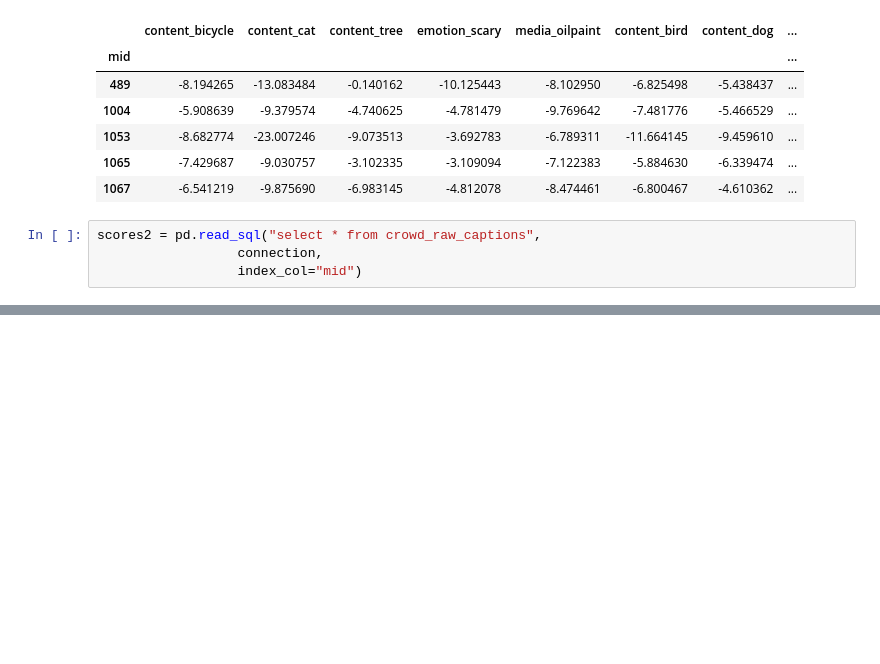
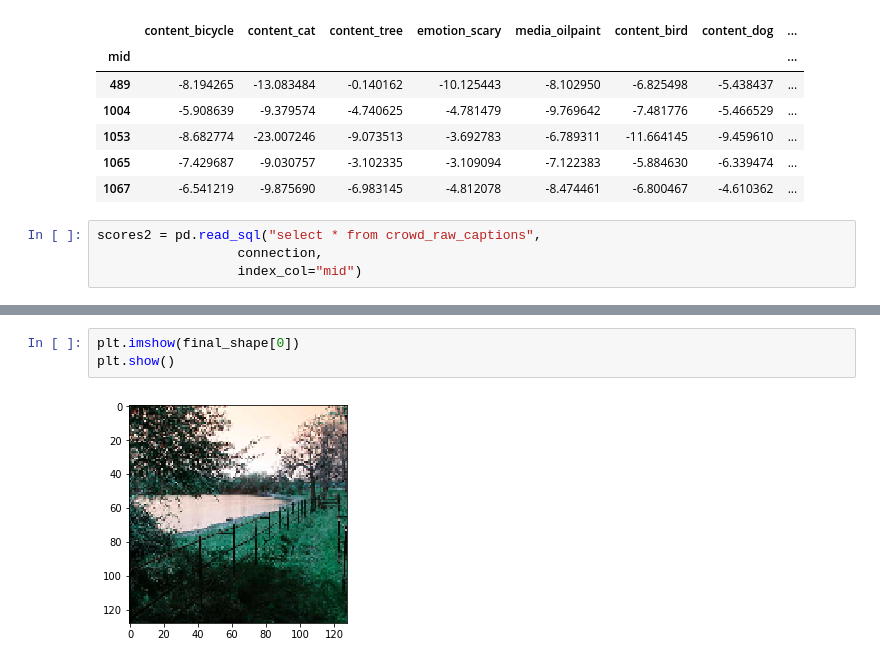
Before and after one commit to JinLi711/UIA, a Jupyter notebook: Art_Recognition/medium_classification/getting_started.ipynb, the cells around one changed output, grey strips where cells are left out. Saved outputs shown, nothing was run; the diff lists cells and outputs as text; blank space fills up the shorter version.

```diff
--- a/Art_Recognition/medium_classification/getting_started.ipynb
+++ b/Art_Recognition/medium_classification/getting_started.ipynb
@@ -102,0 +170,5 @@ scores2
+# %%
+plt.imshow(final_shape[0])
+plt.show()
+# %% [output]
+[figure, added]
```
Also changed, not shown: parts of 27 cells of this notebook.
